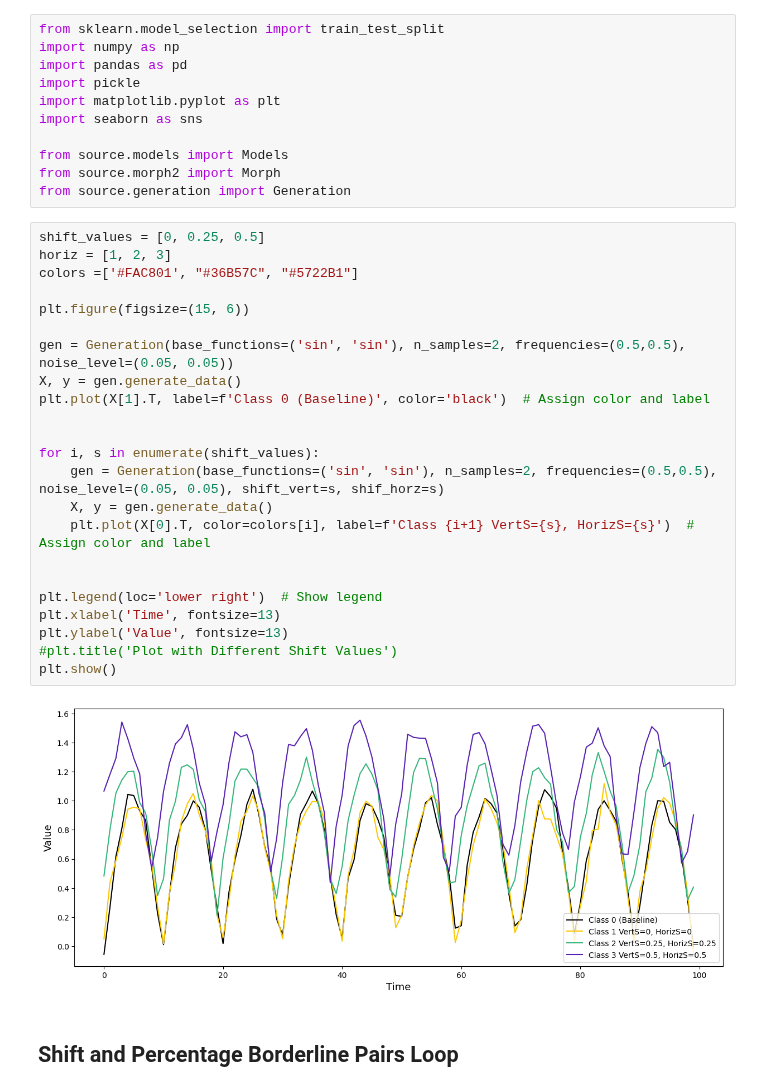
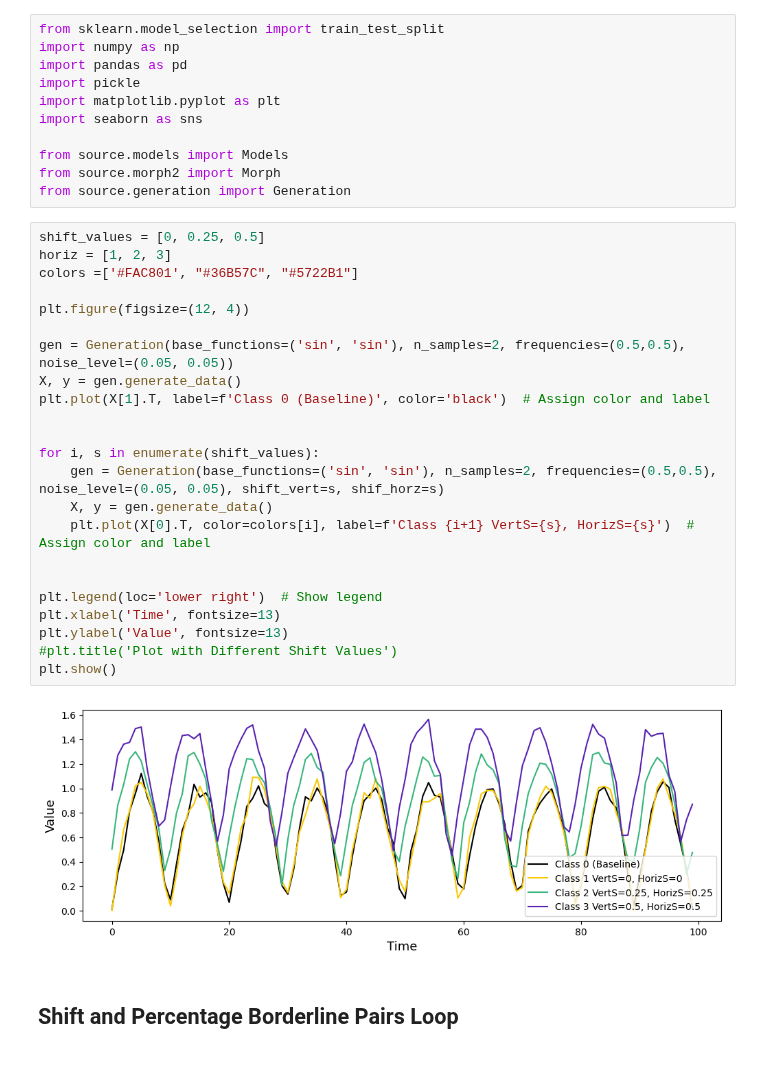
Before and after one commit to Nia3324/Morphing, a Jupyter notebook: SyntheticExp.ipynb, the cells around one changed output. Saved outputs shown, nothing was run; the diff lists cells and outputs as text; blank space fills up the shorter version.

```diff
--- a/SyntheticExp.ipynb
+++ b/SyntheticExp.ipynb
@@ -12,28 +12,28 @@ from source.generation import Generation
 # %%
 shift_values = [0, 0.25, 0.5]
 horiz = [1, 2, 3]
 colors =['#FAC801', "#36B57C", "#5722B1"]
 
-plt.figure(figsize=(15, 6))
+plt.figure(figsize=(12, 4))
 
 gen = Generation(base_functions=('sin', 'sin'), n_samples=2, frequencies=(0.5,0.5), noise_level=(0.05, 0.05))
 X, y = gen.generate_data()
 plt.plot(X[1].T, label=f'Class 0 (Baseline)', color='black')  # Assign color and label
 
 
 for i, s in enumerate(shift_values):
     gen = Generation(base_functions=('sin', 'sin'), n_samples=2, frequencies=(0.5,0.5), noise_level=(0.05, 0.05), shift_vert=s, shif_horz=s)
     X, y = gen.generate_data()
     plt.plot(X[0].T, color=colors[i], label=f'Class {i+1} VertS={s}, HorizS={s}')  # Assign color and label
 
 
 plt.legend(loc='lower right')  # Show legend
 plt.xlabel('Time', fontsize=13)
 plt.ylabel('Value', fontsize=13)
 #plt.title('Plot with Different Shift Values')
 plt.show()
 # %% [output]
-[figure, old version]
+[figure, new version]
 # %% [markdown]
 ## Shift and Percentage Borderline Pairs Loop
 # %%
```
Also changed, not shown: parts of 1 cell of this notebook, 4 other files.
